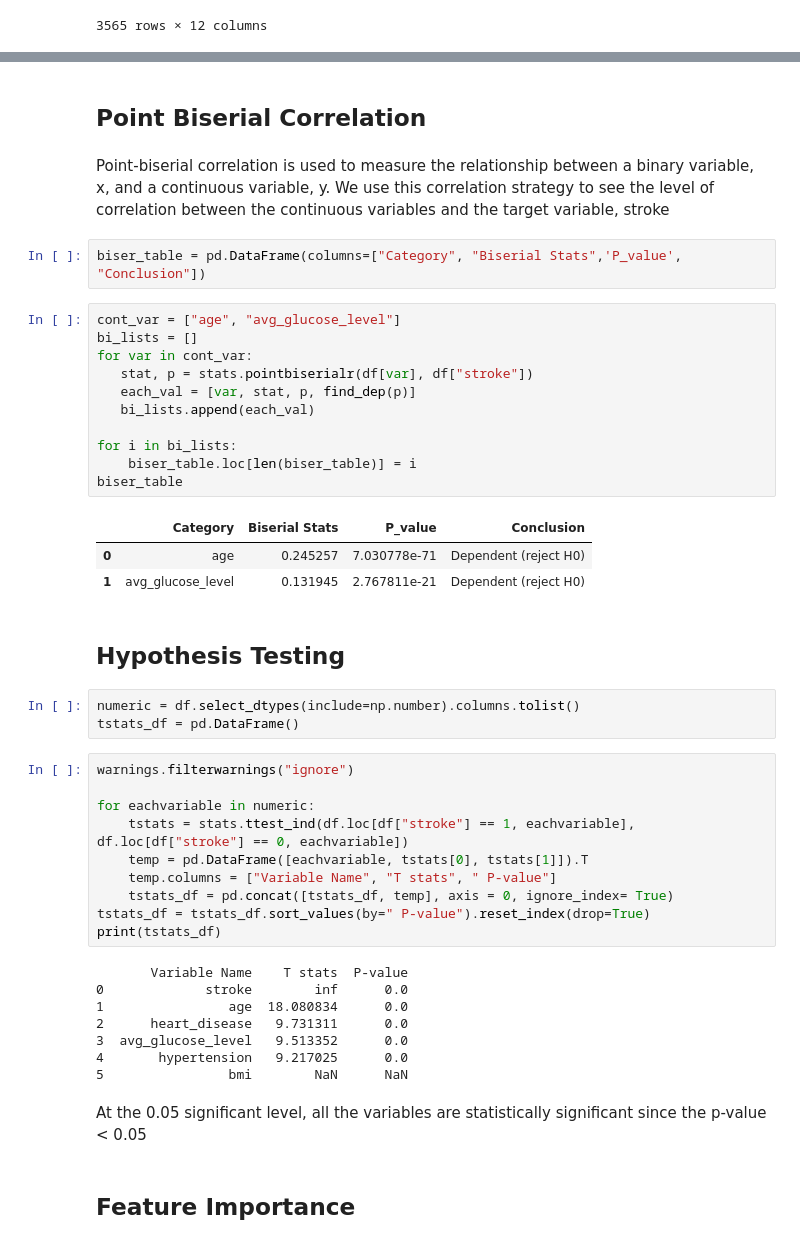
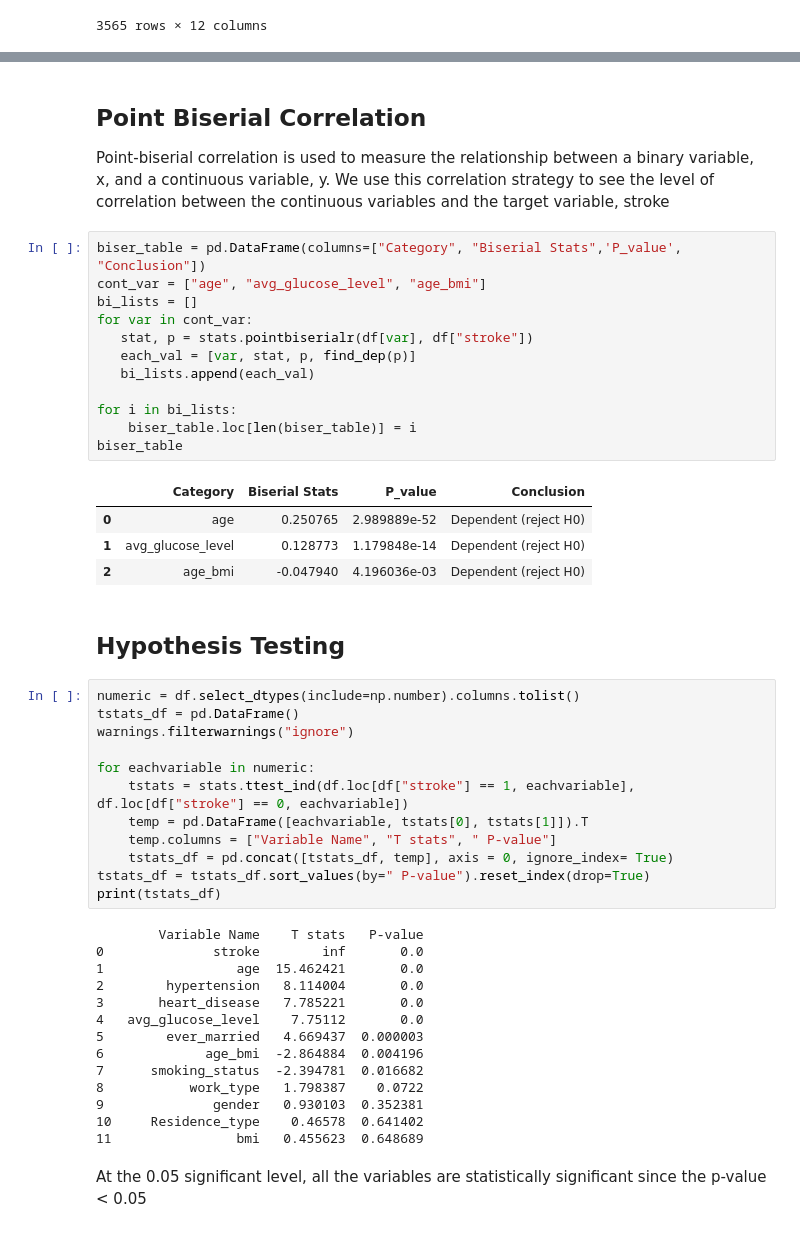
Before and after one commit to summerthia02/bt4222_project, a Jupyter notebook: BT4222.ipynb, the cells around one changed output, grey strips where cells are left out. Drawn from its saved outputs; the diff is of its cells as text.

```diff
--- a/BT4222.ipynb
+++ b/BT4222.ipynb
@@ -288,30 +232,28 @@ chi_table
-# %% [markdown]
-## Point Biserial Correlation
 # %% [markdown]
+## Point Biserial Correlation
 Point-biserial correlation is used to measure the relationship between a binary variable, x, and a continuous variable, y. We use this correlation strategy to see the level of correlation between the continuous variables and the target variable, stroke
-# %%
-biser_table = pd.DataFrame(columns=["Category", "Biserial Stats",'P_value', "Conclusion"])
 # %%
-cont_var = ["age", "avg_glucose_level"]
+biser_table = pd.DataFrame(columns=["Category", "Biserial Stats",'P_value', "Conclusion"])
+cont_var = ["age", "avg_glucose_level", "age_bmi"]
 bi_lists = []
 for var in cont_var:
    stat, p = stats.pointbiserialr(df[var], df["stroke"])
    each_val = [var, stat, p, find_dep(p)]
    bi_lists.append(each_val)
 
 for i in bi_lists:
     biser_table.loc[len(biser_table)] = i
 biser_table
 # %% [output]
 |  | Category | Biserial Stats | P_value | Conclusion |
-| 0 | age | 0.245257 | 7.030778e-71 | Dependent (reject H0) |
-| 1 | avg_glucose_level | 0.131945 | 2.767811e-21 | Dependent (reject H0) |
+| 0 | age | 0.250765 | 2.989889e-52 | Dependent (reject H0) |
+| 1 | avg_glucose_level | 0.128773 | 1.179848e-14 | Dependent (reject H0) |
+| 2 | age_bmi | -0.047940 | 4.196036e-03 | Dependent (reject H0) |
 # %% [markdown]
 ## Hypothesis Testing
-# %%
-numeric = df.select_dtypes(include=np.number).columns.tolist()
-tstats_df = pd.DataFrame()
 # %%
+numeric = df.select_dtypes(include=np.number).columns.tolist()
+tstats_df = pd.DataFrame()
 warnings.filterwarnings("ignore")
 
 for eachvariable in numeric:
@@ -322,14 +264,18 @@ for eachvariable in numeric:
 tstats_df = tstats_df.sort_values(by=" P-value").reset_index(drop=True)
 print(tstats_df)
 # %% [output]
-       Variable Name    T stats  P-value
-0             stroke        inf      0.0
-1                age  18.080834      0.0
-2      heart_disease   9.731311      0.0
-3  avg_glucose_level   9.513352      0.0
-4       hypertension   9.217025      0.0
-5                bmi        NaN      NaN
+        Variable Name    T stats   P-value
+0              stroke        inf       0.0
+1                 age  15.462421       0.0
+2        hypertension   8.114004       0.0
+3       heart_disease   7.785221       0.0
+4   avg_glucose_level    7.75112       0.0
+5        ever_married   4.669437  0.000003
+6             age_bmi  -2.864884  0.004196
+7      smoking_status  -2.394781  0.016682
+8           work_type   1.798387    0.0722
+9              gender   0.930103  0.352381
+10     Residence_type    0.46578  0.641402
+11                bmi   0.455623  0.648689
 # %% [markdown]
 At the 0.05 significant level, all the variables are statistically significant since the p-value < 0.05
-# %% [markdown]
-## Feature Importance
```
Also changed, not shown: parts of 22 cells of this notebook.
